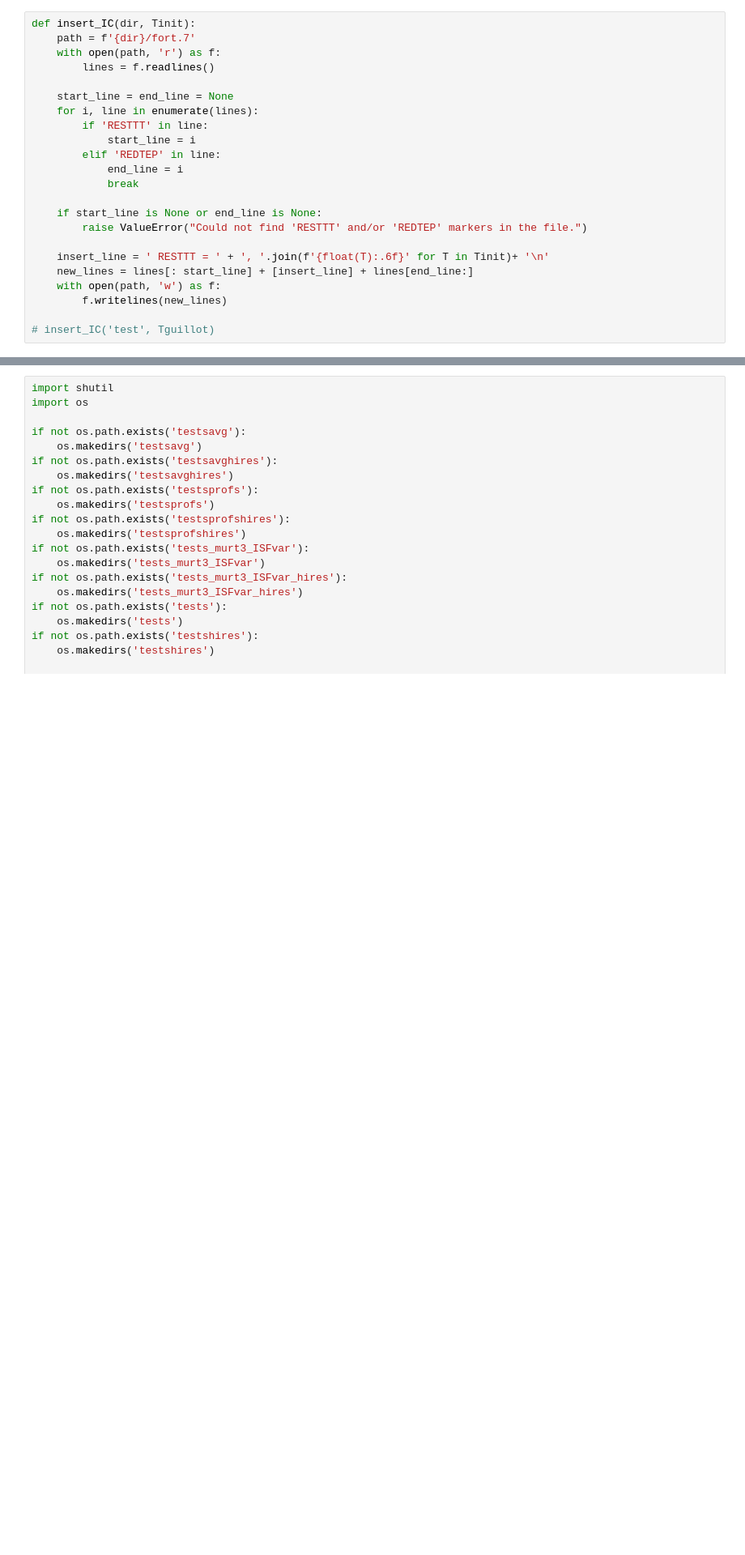
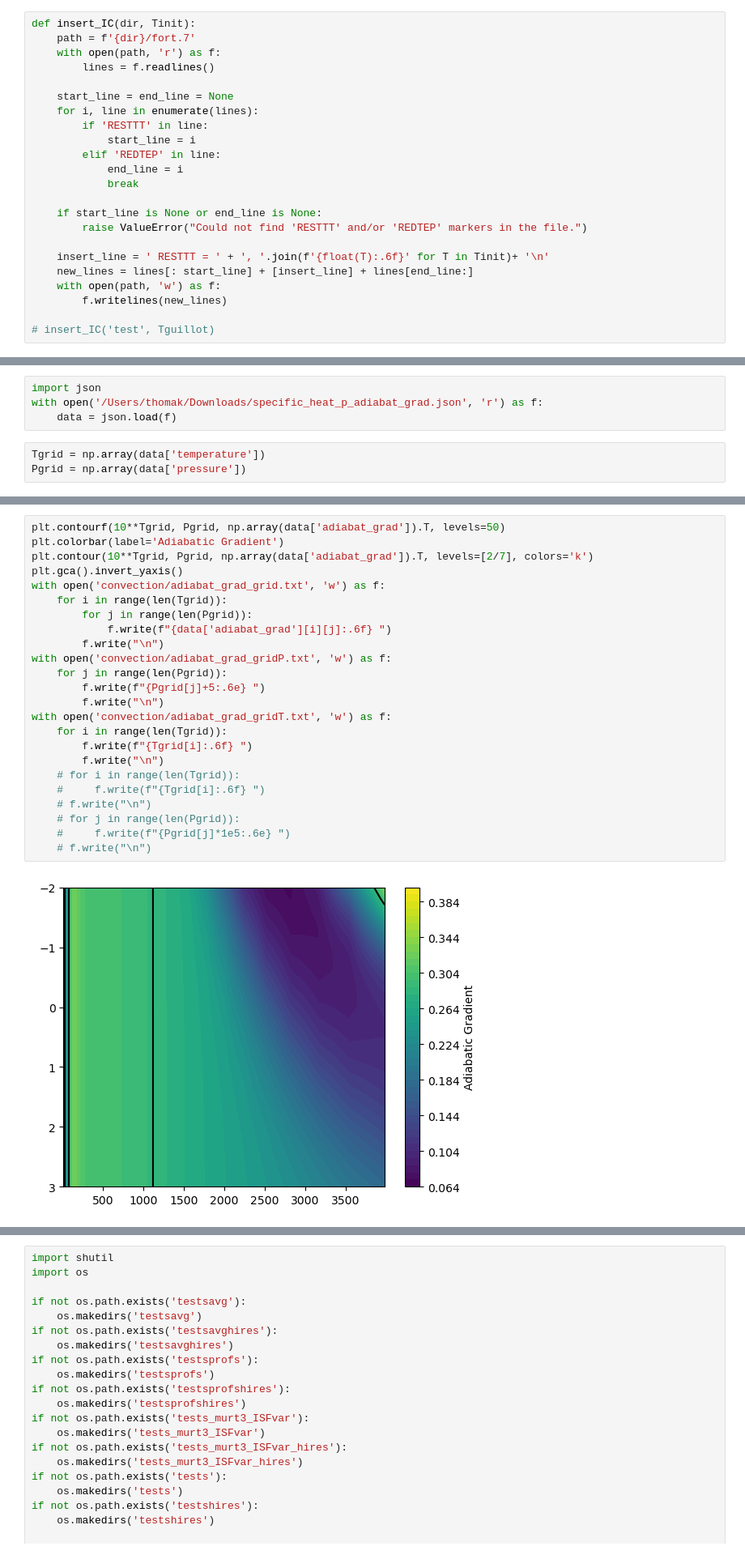
Before and after one commit to thomak22/RM-GCM-RT, a Jupyter notebook: visualize.ipynb, the cells around one changed output, grey strips where cells are left out. Shown at 81% size. Saved outputs shown, nothing was run; the diff lists cells and outputs as text; blank space fills up the shorter version.

```diff
--- a/visualize.ipynb
+++ b/visualize.ipynb
@@ -38,0 +98,7 @@ def insert_IC(dir, Tinit):
+# %%
+import json
+with open('/Users/thomak/Downloads/specific_heat_p_adiabat_grad.json', 'r') as f:
+    data = json.load(f)
+# %%
+Tgrid = np.array(data['temperature'])
+Pgrid = np.array(data['pressure'])
@@ -38,0 +109,26 @@ def insert_IC(dir, Tinit):
+# %%
+plt.contourf(10**Tgrid, Pgrid, np.array(data['adiabat_grad']).T, levels=50)
+plt.colorbar(label='Adiabatic Gradient')
+plt.contour(10**Tgrid, Pgrid, np.array(data['adiabat_grad']).T, levels=[2/7], colors='k')
+plt.gca().invert_yaxis()
+with open('convection/adiabat_grad_grid.txt', 'w') as f:
+    for i in range(len(Tgrid)):
+        for j in range(len(Pgrid)):
+            f.write(f"{data['adiabat_grad'][i][j]:.6f} ")
+        f.write("\n")
+with open('convection/adiabat_grad_gridP.txt', 'w') as f:
+    for j in range(len(Pgrid)):
+        f.write(f"{Pgrid[j]+5:.6e} ")
+        f.write("\n")
+with open('convection/adiabat_grad_gridT.txt', 'w') as f:
+    for i in range(len(Tgrid)):
+        f.write(f"{Tgrid[i]:.6f} ")
+        f.write("\n")
+    # for i in range(len(Tgrid)):
+    #     f.write(f"{Tgrid[i]:.6f} ")
+    # f.write("\n")
+    # for j in range(len(Pgrid)):
+    #     f.write(f"{Pgrid[j]*1e5:.6e} ")
+    # f.write("\n")
+# %% [output]
+[figure, added]
```
Also changed, not shown: parts of 10 cells of this notebook, 12 other files.
